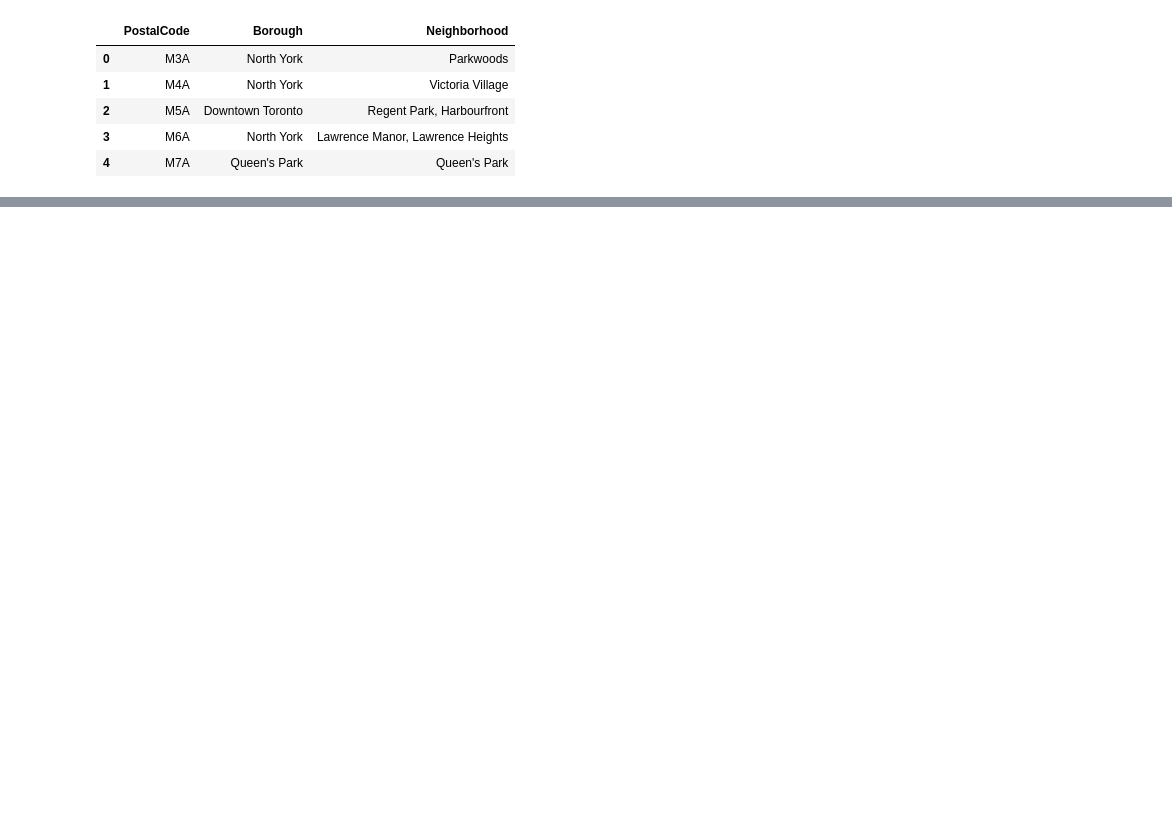
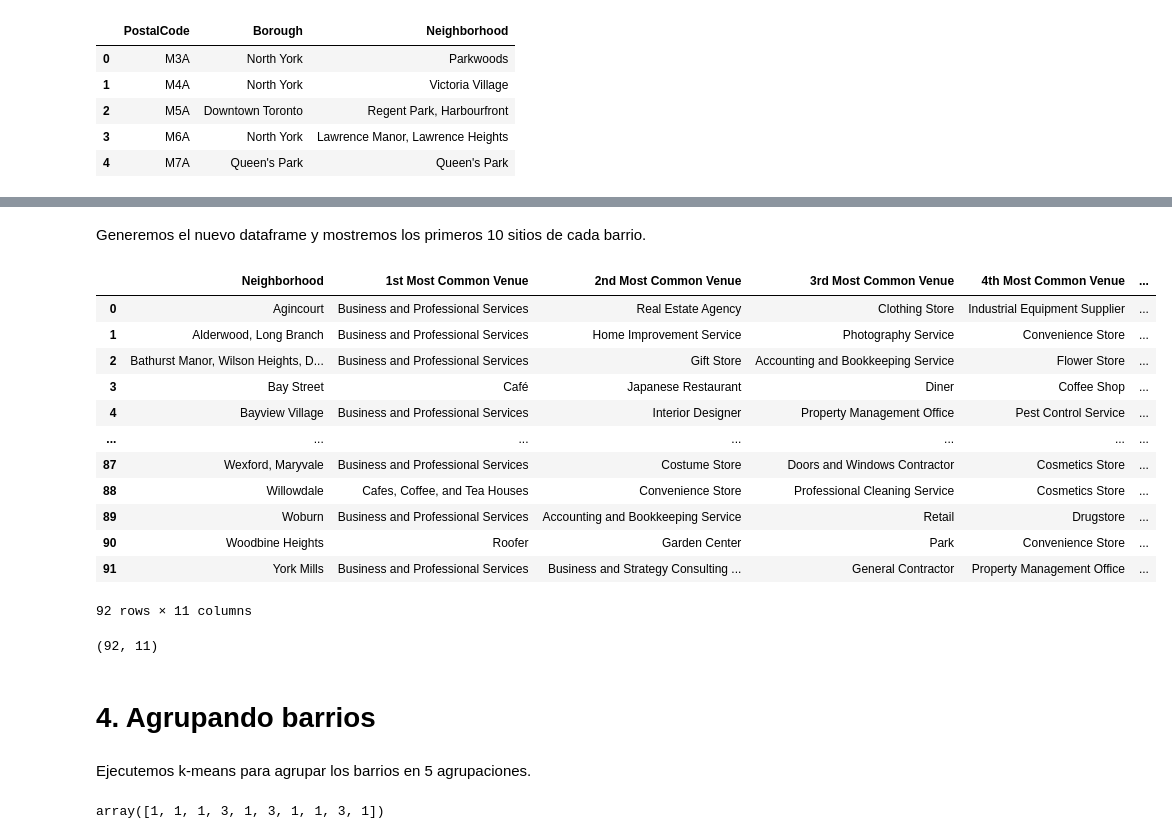
Before and after one commit to LopezAlejo02/Coursera_Capstone, a Jupyter notebook: Toronto neighborhood segmentation.ipynb, the cells around one changed output, grey strips where cells are left out. Cells and saved outputs as stored; diff of their text form; code cells hidden in the pictures; blank space fills up the shorter version.

```diff
--- a/Toronto neighborhood segmentation.ipynb
+++ b/Toronto neighborhood segmentation.ipynb
@@ -125,0 +269,64 @@ Toronto_neighborhoods
+# %%
+def return_most_common_venues(row, num_top_venues):
+    row_categories = row.iloc[1:]
+    row_categories_sorted = row_categories.sort_values(ascending=False)
+
+    return row_categories_sorted.index.values[0:num_top_venues]
+# %% [markdown]
+Generemos el nuevo dataframe y mostremos los primeros 10 sitios de cada barrio.
+# %%
+num_top_venues = 10
+
+indicators = ['st', 'nd', 'rd']
+
+# crear las columnas acorde al numero de sitios populares
+columns = ['Neighborhood']
+for ind in np.arange(num_top_venues):
+    try:
+        columns.append('{}{} Most Common Venue'.format(ind+1, indicators[ind]))
+    except:
+        columns.append('{}th Most Common Venue'.format(ind+1))
+
+# crear un nuevo dataframe
+neighborhoods_venues_sorted = pd.DataFrame(columns=columns)
+neighborhoods_venues_sorted['Neighborhood'] = venues_grouped['Neighborhood']
+
+for ind in np.arange(venues_grouped.shape[0]):
+    neighborhoods_venues_sorted.iloc[ind, 1:] = return_most_common_venues(venues_grouped.iloc[ind, :], num_top_venues)
+
+neighborhoods_venues_sorted
+# %% [output]
+|  | Neighborhood | 1st Most Common Venue | 2nd Most Common Venue | 3rd Most Common Venue | 4th Most Common Venue | ... |
+| 0 | Agincourt | Business and Professional Services | Real Estate Agency | Clothing Store | Industrial Equipment Supplier | ... |
+| 1 | Alderwood, Long Branch | Business and Professional Services | Home Improvement Service | Photography Service | Convenience Store | ... |
+| 2 | Bathurst Manor, Wilson Heights, D... | Business and Professional Services | Gift Store | Accounting and Bookkeeping Service | Flower Store | ... |
+| 3 | Bay Street | Café | Japanese Restaurant | Diner | Coffee Shop | ... |
+| 4 | Bayview Village | Business and Professional Services | Interior Designer | Property Management Office | Pest Control Service | ... |
+| ... | ... | ... | ... | ... | ... | ... |
+| 87 | Wexford, Maryvale | Business and Professional Services | Costume Store | Doors and Windows Contractor | Cosmetics Store | ... |
+| 88 | Willowdale | Cafes, Coffee, and Tea Houses | Convenience Store | Professional Cleaning Service | Cosmetics Store | ... |
+| 89 | Woburn | Business and Professional Services | Accounting and Bookkeeping Service | Retail | Drugstore | ... |
+| 90 | Woodbine Heights | Roofer | Garden Center | Park | Convenience Store | ... |
+| 91 | York Mills | Business and Professional Services | Business and Strategy Consulting ... | General Contractor | Property Management Office | ... |
+92 rows × 11 columns
+# %%
+neighborhoods_venues_sorted.shape
+# %% [output]
+(92, 11)
+# %% [markdown]
+# 4. Agrupando barrios
+# %% [markdown]
+Ejecutemos k-means para agrupar los barrios en 5 agrupaciones.
+# %%
+# establecer el número de agrupaciones
+kclusters = 5
+
+toronto_grouped_clustering = venues_grouped.drop('Neighborhood', 1)
+
+# ejecutar k-means
+kmeans = KMeans(n_clusters=kclusters, random_state=0).fit(toronto_grouped_clustering)
+
+# revisar las etiquetas de las agrupaciones generadas para cada fila del dataframe
+kmeans.labels_[0:10]
+# %% [output]
+array([1, 1, 1, 3, 1, 3, 1, 1, 3, 1])
```
Also changed, not shown: parts of 36 cells of this notebook.
